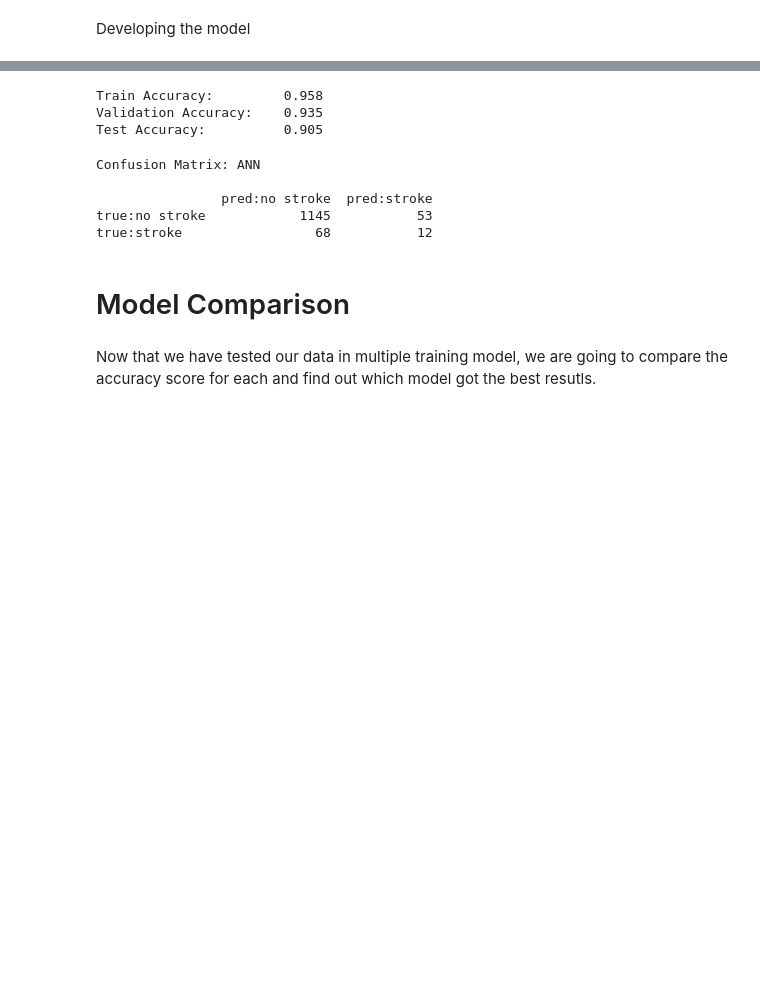
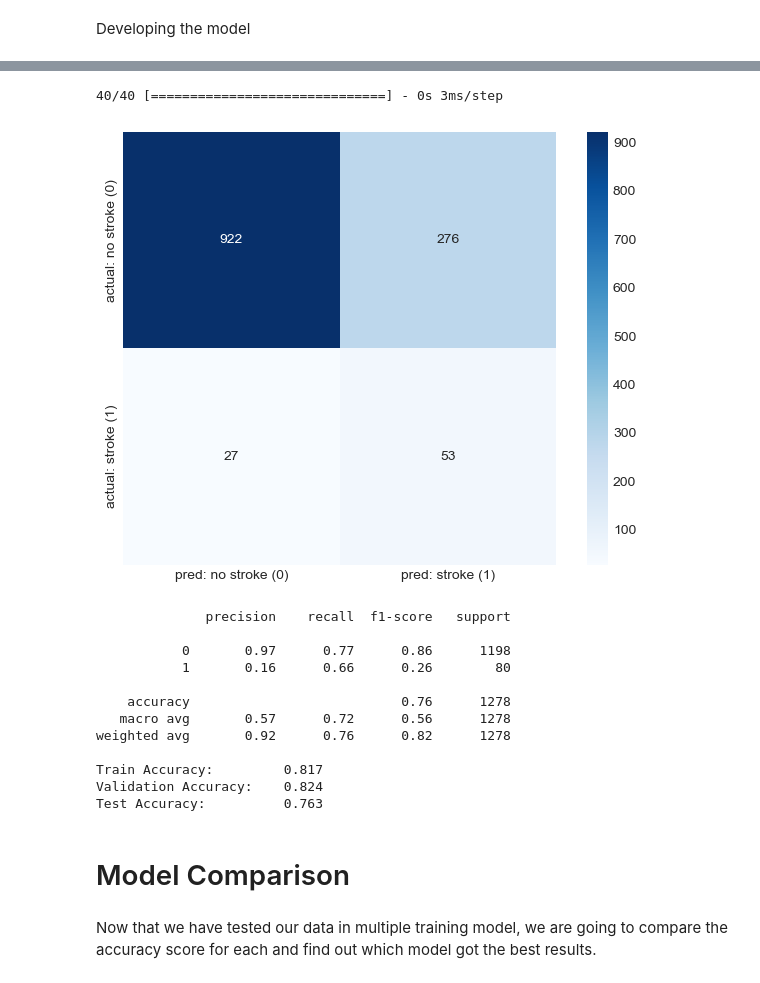
Before and after one commit to Kairos5106/stroke-predictor-machine-learning, a Jupyter notebook: stroke_prediction.ipynb, the cells around one changed output, grey strips where cells are left out. Drawn from its saved outputs; the diff is of its cells as text; code cells hidden in the pictures; blank space fills up the shorter version.

Commit message:
added model evaluation metrics for neural network

```diff
--- a/stroke_prediction.ipynb
+++ b/stroke_prediction.ipynb
@@ -803,31 +812,48 @@ y_pred = np.round(neural_network.predict(X_te))
 # %%
+# Plotting confusion matrix
+from sklearn.metrics import confusion_matrix
+
+y_pred = np.round(neural_network.predict(X_te))
+
+xlabels = ['pred: no stroke (0)', 'pred: stroke (1)']
+ylabels = ['actual: no stroke (0)', 'actual: stroke (1)']
+material = confusion_matrix(y_test, y_pred)
+sns.heatmap(material, square=True, annot=True, fmt='d', cbar=True, cmap='Blues', xticklabels=xlabels, yticklabels=ylabels)
+plt.show()
+
+# Displaying classification report
+from sklearn.metrics import classification_report
+
+print(classification_report(y_test, y_pred))
+
+# Display train, validation and test accuracies
 loss, train_acc = neural_network.evaluate(X_train_nn, y_train_nn, verbose=0)
 print('Train Accuracy: \t%.3f' % train_acc)
 
 loss, valid_acc = neural_network.evaluate(X_valid_nn, y_valid_nn, verbose=0)
 print('Validation Accuracy: \t%.3f' % valid_acc)
 
 loss, test_acc = neural_network.evaluate(X_te, y_test, verbose=0)
 print('Test Accuracy: \t\t%.3f' % test_acc)
 # %% [output]
-Train Accuracy:         0.958
-Validation Accuracy:    0.935
-Test Accuracy:          0.905
+40/40 [==============================] - 0s 3ms/step
+[figure, added]
+              precision    recall  f1-score   support
+
+           0       0.97      0.77      0.86      1198
+           1       0.16      0.66      0.26        80
+
+    accuracy                           0.76      1278
+   macro avg       0.57      0.72      0.56      1278
+weighted avg       0.92      0.76      0.82      1278
+
+Train Accuracy:         0.817
+Validation Accuracy:    0.824
+Test Accuracy:          0.763
-# %%
-from sklearn import metrics
-
-print("Confusion Matrix: ANN\n")
-print(pd.DataFrame(metrics.confusion_matrix(y_test, y_pred, labels=[0 ,1]), index=['true:no stroke', 'true:stroke'], columns=['pred:no stroke', 'pred:stroke']))
-# %% [output]
-Confusion Matrix: ANN
-
-                pred:no stroke  pred:stroke
-true:no stroke            1145           53
-true:stroke                 68           12
 # %% [markdown]
 # Model Comparison
 # %% [markdown]
-Now that we have tested our data in multiple training model, we are going to compare the accuracy score for each and find out which model got the best resutls.
+Now that we have tested our data in multiple training model, we are going to compare the accuracy score for each and find out which model got the best results.
 # %%
 mscore=[] # declare an array mscore, to store all the accuracy scores in all models
 mscore.append(['Logistic Regression', lr.score(X_test, y_test)])
```
Also changed, not shown: parts of 4 cells of this notebook.
